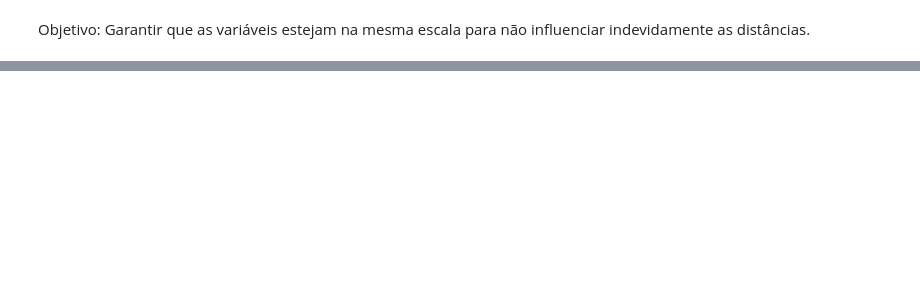
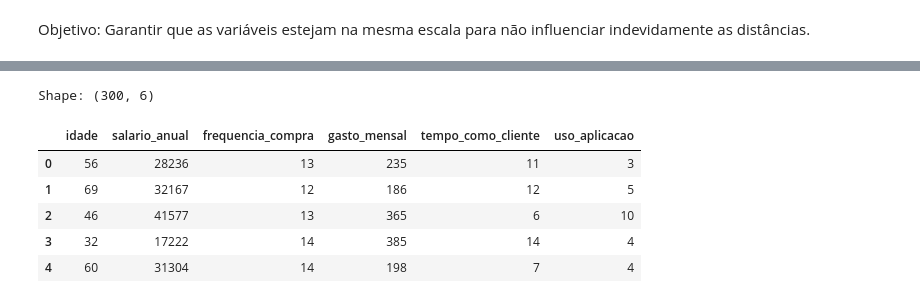
Before and after one commit to jpedrodias/FundamentosModelosAnaliticosPython, a Jupyter notebook: Week04/exemplos.ipynb, the cells around one changed output, grey strips where cells are left out. Saved outputs shown, nothing was run; the diff lists cells and outputs as text; code cells hidden in the pictures; blank space fills up the shorter version.

```diff
--- a/Week04/exemplos.ipynb
+++ b/Week04/exemplos.ipynb
@@ -437,0 +545,13 @@ Objetivo: Garantir que as variáveis estejam na mesma escala para não influenci
+# %%
+# 1. Carregar o dataset
+df = pd.read_csv('data/clientes.csv')
+print(f'Shape: {df.shape}')
+display(df.head())
+# %% [output]
+Shape: (300, 6)
+|  | idade | salario_anual | frequencia_compra | gasto_mensal | tempo_como_cliente | uso_aplicacao |
+| 0 | 56 | 28236 | 13 | 235 | 11 | 3 |
+| 1 | 69 | 32167 | 12 | 186 | 12 | 5 |
+| 2 | 46 | 41577 | 13 | 365 | 6 | 10 |
+| 3 | 32 | 17222 | 14 | 385 | 14 | 4 |
+| 4 | 60 | 31304 | 14 | 198 | 7 | 4 |
```
Also changed, not shown: parts of 30 cells of this notebook, 1 other file.
